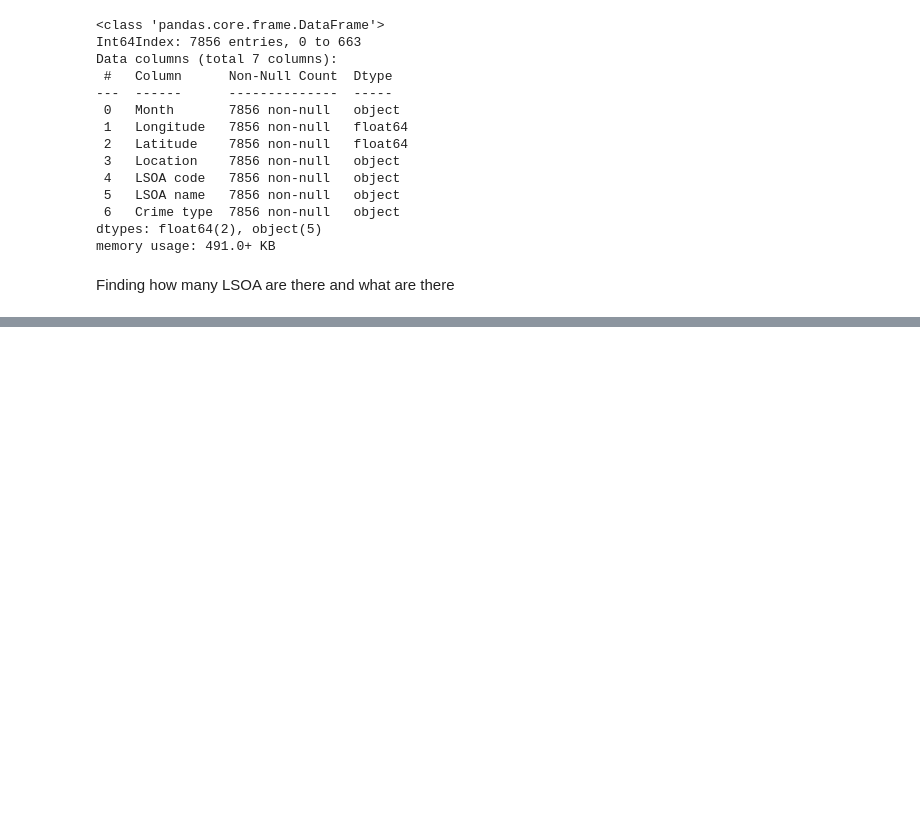
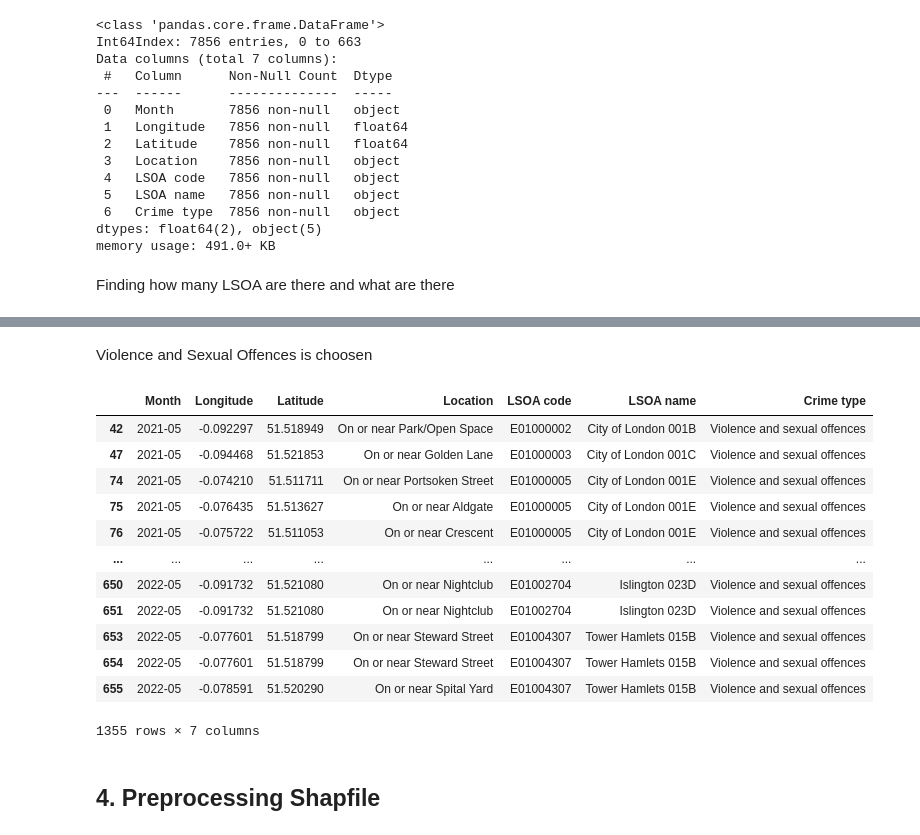
Before and after one commit to AlinZohari/STDM, a Jupyter notebook: stdm_crime.ipynb, the cells around one changed output, grey strips where cells are left out. Drawn from its saved outputs; the diff is of its cells as text; code cells hidden in the pictures; blank space fills up the shorter version.

```diff
--- a/stdm_crime.ipynb
+++ b/stdm_crime.ipynb
@@ -123,0 +161,21 @@ LSOA name:  ['Camden 027B' 'Camden 028B' 'City of London 001A' 'City of London 0
+# %% [markdown]
+Violence and Sexual Offences is choosen
+# %%
+vso =data[data['Crime type'].str.startswith('Violence and sexual offences')]
+vso
+# %% [output]
+|  | Month | Longitude | Latitude | Location | LSOA code | LSOA name | Crime type |
+| 42 | 2021-05 | -0.092297 | 51.518949 | On or near Park/Open Space | E01000002 | City of London 001B | Violence and sexual offences |
+| 47 | 2021-05 | -0.094468 | 51.521853 | On or near Golden Lane | E01000003 | City of London 001C | Violence and sexual offences |
+| 74 | 2021-05 | -0.074210 | 51.511711 | On or near Portsoken Street | E01000005 | City of London 001E | Violence and sexual offences |
+| 75 | 2021-05 | -0.076435 | 51.513627 | On or near Aldgate | E01000005 | City of London 001E | Violence and sexual offences |
+| 76 | 2021-05 | -0.075722 | 51.511053 | On or near Crescent | E01000005 | City of London 001E | Violence and sexual offences |
+| ... | ... | ... | ... | ... | ... | ... | ... |
+| 650 | 2022-05 | -0.091732 | 51.521080 | On or near Nightclub | E01002704 | Islington 023D | Violence and sexual offences |
+| 651 | 2022-05 | -0.091732 | 51.521080 | On or near Nightclub | E01002704 | Islington 023D | Violence and sexual offences |
+| 653 | 2022-05 | -0.077601 | 51.518799 | On or near Steward Street | E01004307 | Tower Hamlets 015B | Violence and sexual offences |
+| 654 | 2022-05 | -0.077601 | 51.518799 | On or near Steward Street | E01004307 | Tower Hamlets 015B | Violence and sexual offences |
+| 655 | 2022-05 | -0.078591 | 51.520290 | On or near Spital Yard | E01004307 | Tower Hamlets 015B | Violence and sexual offences |
+1355 rows × 7 columns
+# %% [markdown]
+## 4. Preprocessing Shapfile
```
Also changed, not shown: parts of 8 cells of this notebook.
